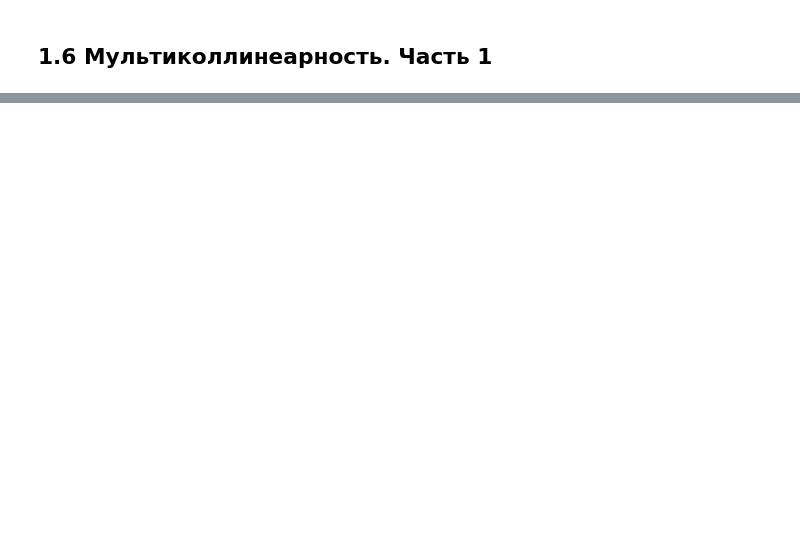
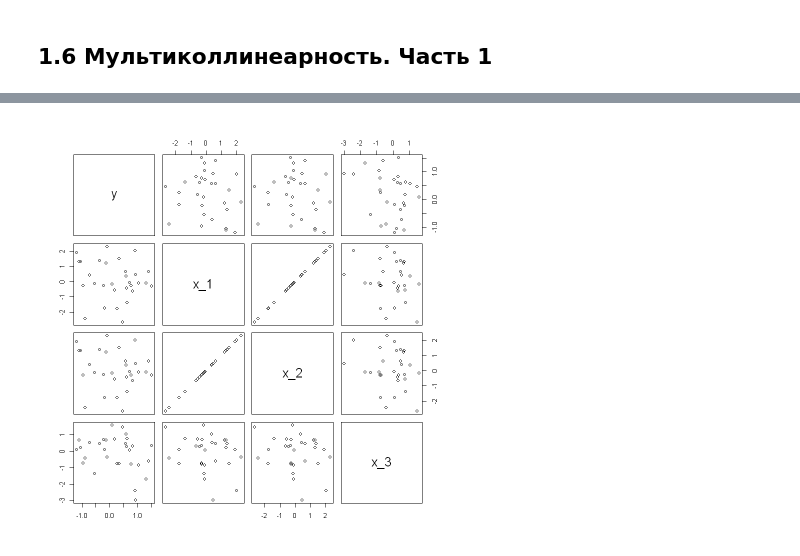
Before and after one commit to LiquidVac/My_study, a Jupyter notebook: STEPIK. Основы статистики ч.3/Лекция 1. Подробнее о линейной регрессии.ipynb, the cells around one changed output, grey strips where cells are left out. Saved outputs shown, nothing was run; the diff lists cells and outputs as text; code cells hidden in the pictures; blank space fills up the shorter version.

```diff
--- a/STEPIK. Основы статистики ч.3/Лекция 1. Подробнее о линейной регрессии.ipynb
+++ b/STEPIK. Основы статистики ч.3/Лекция 1. Подробнее о линейной регрессии.ipynb
@@ -330,0 +350,12 @@ F-statistic:  8178 on 1 and 498 DF,  p-value: < 2.2e-16
+# %%
+library(dplyr)
+set.seed(42)
+
+x1 = rnorm(30)
+x3 = rnorm(30)
+
+d <- data.frame(y = rnorm(30),
+                x_1 = x1,
+                x_2 = x1,
+                x_3 = x3)
+head(d)
@@ -330,0 +372,5 @@ F-statistic:  8178 on 1 and 498 DF,  p-value: < 2.2e-16
+# %%
+pairs(d)
+# из графика видно, что переменные x_1 и x_2 имеют полную мультиколлинеарность
+# %% [output]
+[figure, added]
```
Also changed, not shown: parts of 29 cells of this notebook.
